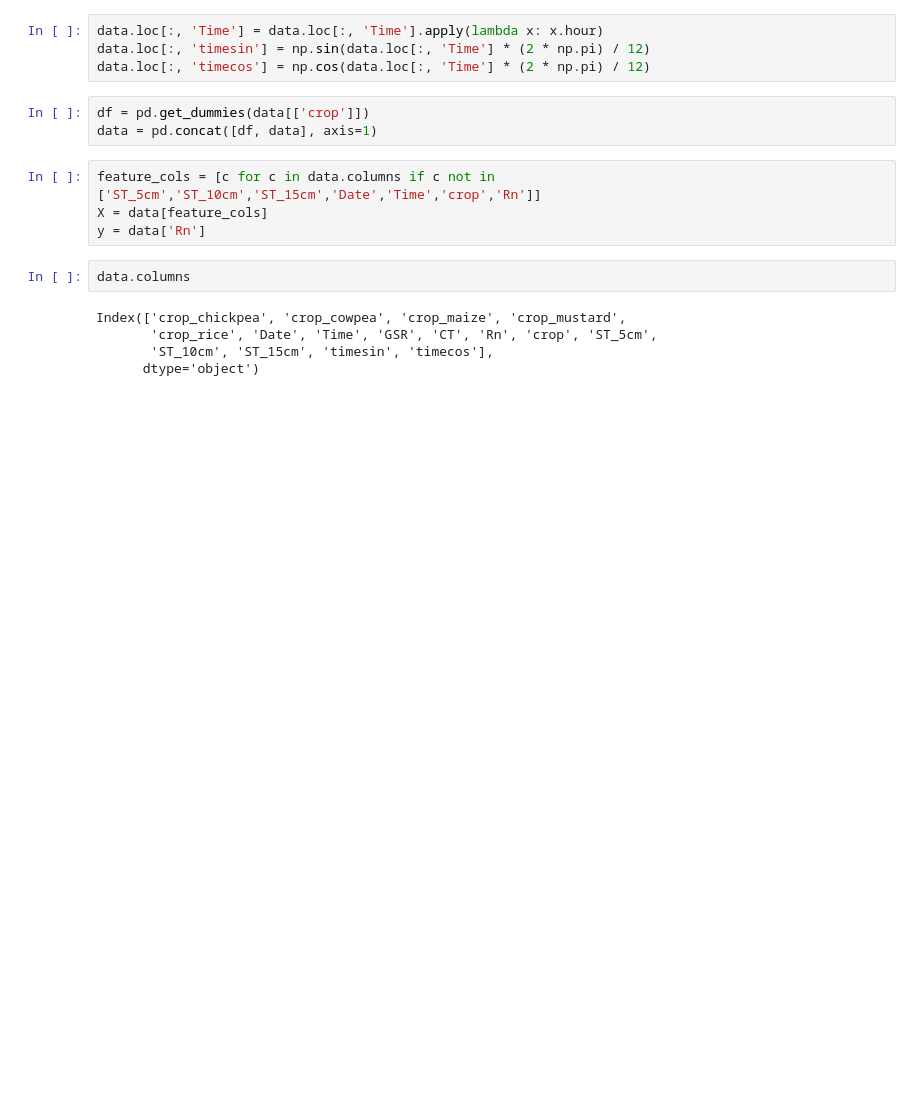
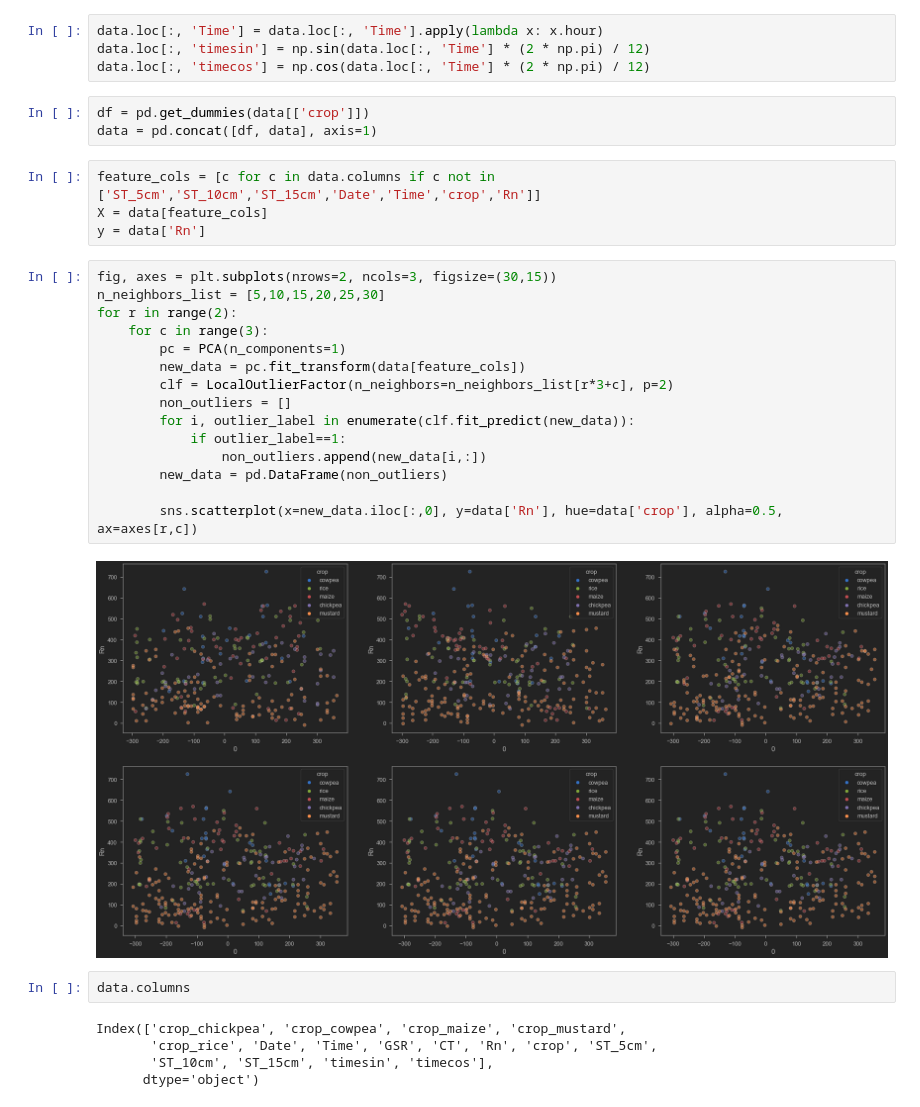
Before and after one commit to HimanshuMittal01/crop-radiation-prediction, a Jupyter notebook: notebooks/second_wave_visualize.ipynb, the cells around one changed output. Saved outputs shown, nothing was run; the diff lists cells and outputs as text; blank space fills up the shorter version.

```diff
--- a/notebooks/second_wave_visualize.ipynb
+++ b/notebooks/second_wave_visualize.ipynb
@@ -33,6 +37,23 @@ data = pd.concat([df, data], axis=1)
 feature_cols = [c for c in data.columns if c not in ['ST_5cm','ST_10cm','ST_15cm','Date','Time','crop','Rn']]
 X = data[feature_cols]
 y = data['Rn']
+# %%
+fig, axes = plt.subplots(nrows=2, ncols=3, figsize=(30,15))
+n_neighbors_list = [5,10,15,20,25,30]
+for r in range(2):
+    for c in range(3):
+        pc = PCA(n_components=1)
+        new_data = pc.fit_transform(data[feature_cols])
+        clf = LocalOutlierFactor(n_neighbors=n_neighbors_list[r*3+c], p=2)
+        non_outliers = []
+        for i, outlier_label in enumerate(clf.fit_predict(new_data)):
+            if outlier_label==1:
+                non_outliers.append(new_data[i,:])
+        new_data = pd.DataFrame(non_outliers)
+
+        sns.scatterplot(x=new_data.iloc[:,0], y=data['Rn'], hue=data['crop'], alpha=0.5, ax=axes[r,c])
+# %% [output]
+[figure, added]
 # %%
 data.columns
 # %% [output]
```
Also changed, not shown: parts of 1 cell of this notebook, 5 other files.
